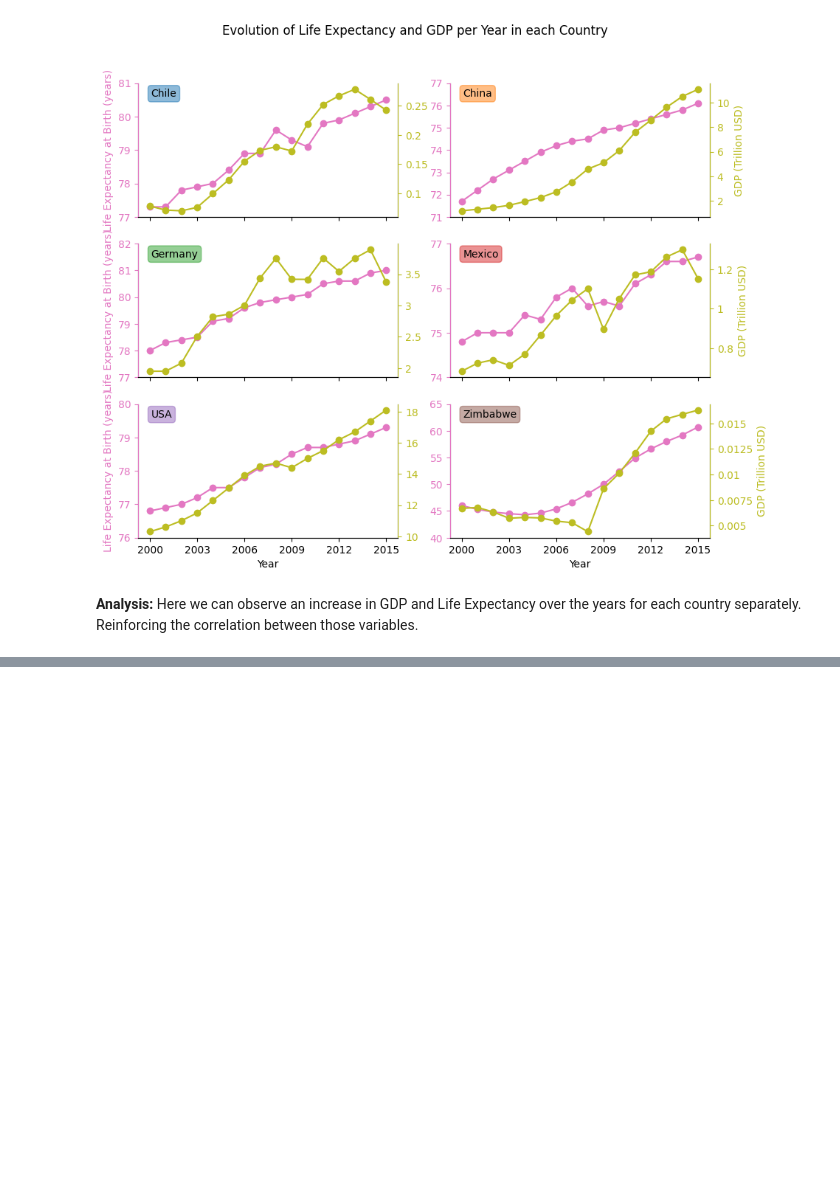
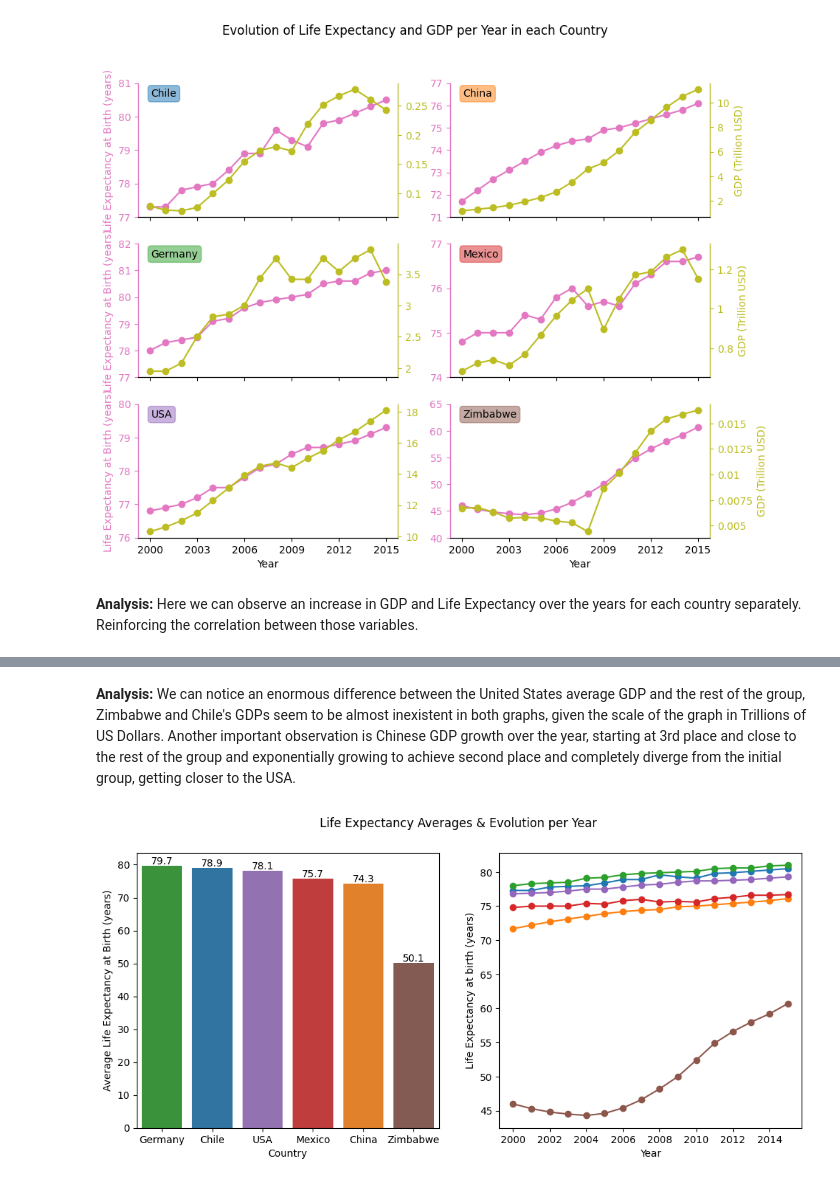
Before and after one commit to bcbmotta/Life-Expectancy-and-GDP, a Jupyter notebook: life_expectancy_gdp.ipynb, the cells around one changed output, grey strips where cells are left out. Cells and saved outputs as stored; diff of their text form; code cells hidden in the pictures; blank space fills up the shorter version.

```diff
--- a/life_expectancy_gdp.ipynb
+++ b/life_expectancy_gdp.ipynb
@@ -178,0 +213,30 @@ for i, (ax, country) in enumerate(zip(axs, countries)):
+# %% [markdown]
+**Analysis:** We can notice an enormous difference between the United States average GDP and the rest of the group, Zimbabwe and Chile's GDPs seem to be almost inexistent in both graphs, given the scale of the graph in Trillions of US Dollars. Another important observation is Chinese GDP growth over the year, starting at 3rd place and close to the rest of the group and exponentially growing to achieve second place and completely diverge from the initial group, getting closer to the USA.
+# %%
+# Define figure grid and its title
+fig, (ax1, ax2) = plt.subplots(1, 2, figsize=(12,5))
+plt.suptitle('Life Expectancy Averages & Evolution per Year')
+
+# Find average Life Expectancy for each country
+leb_means = df.groupby('Country')['LEB'].mean().sort_values(ascending=False)
+# Bar plot
+ax1 = plt.subplot(121)
+sns.barplot(x=leb_means.index, y=leb_means.values, palette=custom_palette)
+ax1.set_ylabel('Average Life Expectancy at Birth (years)')
+# Include values for each bar
+for label in ax1.get_xticklabels():
+    xtick = label.get_position()[0]
+    xlabel = label.get_text()
+    ax1.text(x=xtick, y=leb_means[xlabel] + 0.5, s=f"{leb_means[xlabel] :.1f}", horizontalalignment='center')
+
+# Line chart
+for country in countries:
+    data = df[df['Country'] == country]
+    # Plot lines on second graph
+    ax2 = plt.subplot(122)
+    plt.plot(data.Year, data.LEB, marker='o')
+
+ax2.set_ylabel('Life Expectancy at birth (years)')
+ax2.set_xlabel('Year');
+# %% [output]
+[figure, added]
```
Also changed, not shown: parts of 16 cells of this notebook.
